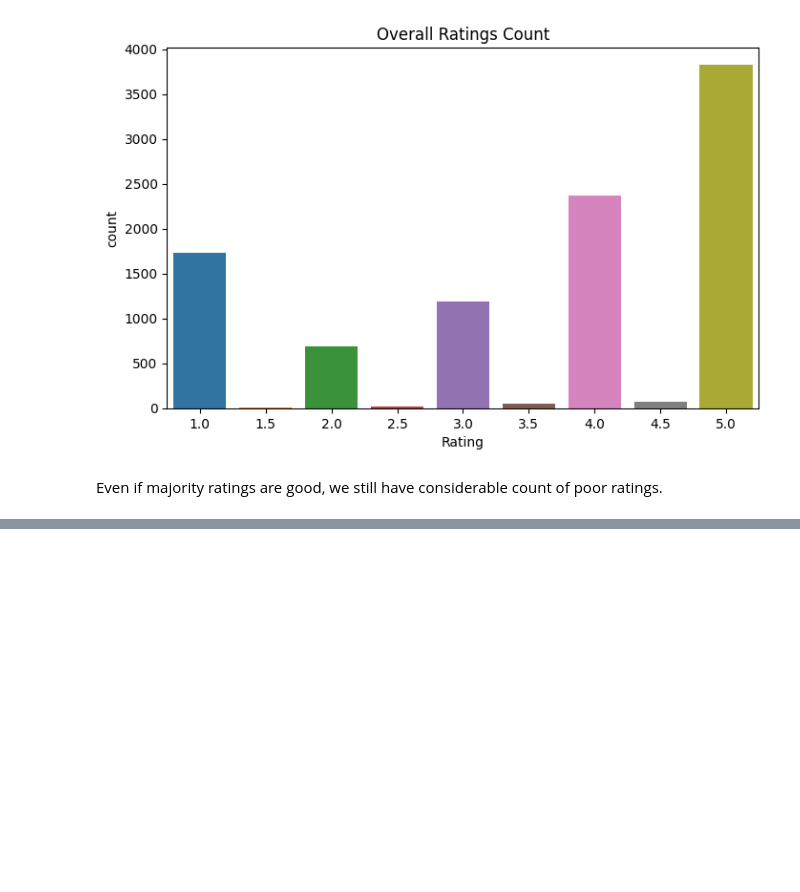
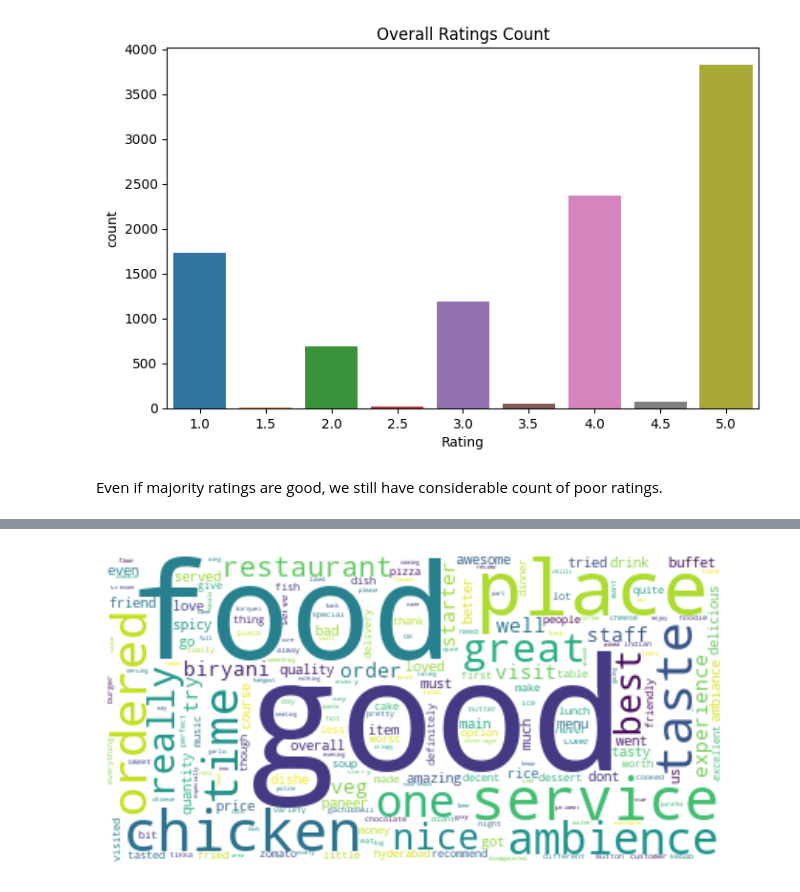
Before and after one commit to vithika-karan/Zomato-Restaurant-Clustering-and-Sentiment-Analysis, a Jupyter notebook: Zomato_Restaurant_Clustering_and_Sentiment_Analysis_Vithika_Karan.ipynb, the cells around one changed output, grey strips where cells are left out. Cells and saved outputs as stored; diff of their text form; code cells hidden in the pictures; blank space fills up the shorter version.

```diff
--- a/Zomato_Restaurant_Clustering_and_Sentiment_Analysis_Vithika_Karan.ipynb
+++ b/Zomato_Restaurant_Clustering_and_Sentiment_Analysis_Vithika_Karan.ipynb
@@ -1100,0 +1180,13 @@ Even if majority ratings are good, we still have considerable count of poor rati
+# %%
+#function to remove punctuation from the reviews
+def remove_punctuation(text):
+    '''a function for removing punctuation'''
+    import string
+    # replacing the punctuations with empty string,
+    # which in effect deletes the punctuation marks
+    translator = str.maketrans('', '', string.punctuation)
+    # return the text stripped of punctuation marks
+    return text.translate(translator)
+# %%
+#applying remove punctuation to whole dataset
+sen_df['Review'] = sen_df['Review'].apply(remove_punctuation)
@@ -1100,0 +1202,28 @@ Even if majority ratings are good, we still have considerable count of poor rati
+# %%
+# extracting the stopwords from nltk library
+stopword = stopwords.words('english')
+
+#creating a function to remove stopwords
+def remove_stopwords(text):
+    '''a function for removing the stopword'''
+    # removing the stop words and lowercasing the selected words
+    text = [word.lower() for word in text.split() if word.lower() not in stopword]
+    # joining the list of words with space separator
+    return " ".join(text)
+
+sen_df['Review'] = sen_df['Review'].apply(remove_stopwords)
+# %%
+#visualizing review text
+#importing wordcloud
+from wordcloud import WordCloud
+#text
+text = " ".join(review for review in sen_df.Review)
+#generating cloud
+word_cloud = WordCloud(collocations = False, background_color = 'white').generate(text)
+plt.imshow(word_cloud, interpolation='bilinear')
+plt.axis("off")
+plt.show()
+
+#overall wordcloud looks good
+# %% [output]
+[figure, added]
```
Also changed, not shown: parts of 18 cells of this notebook.
